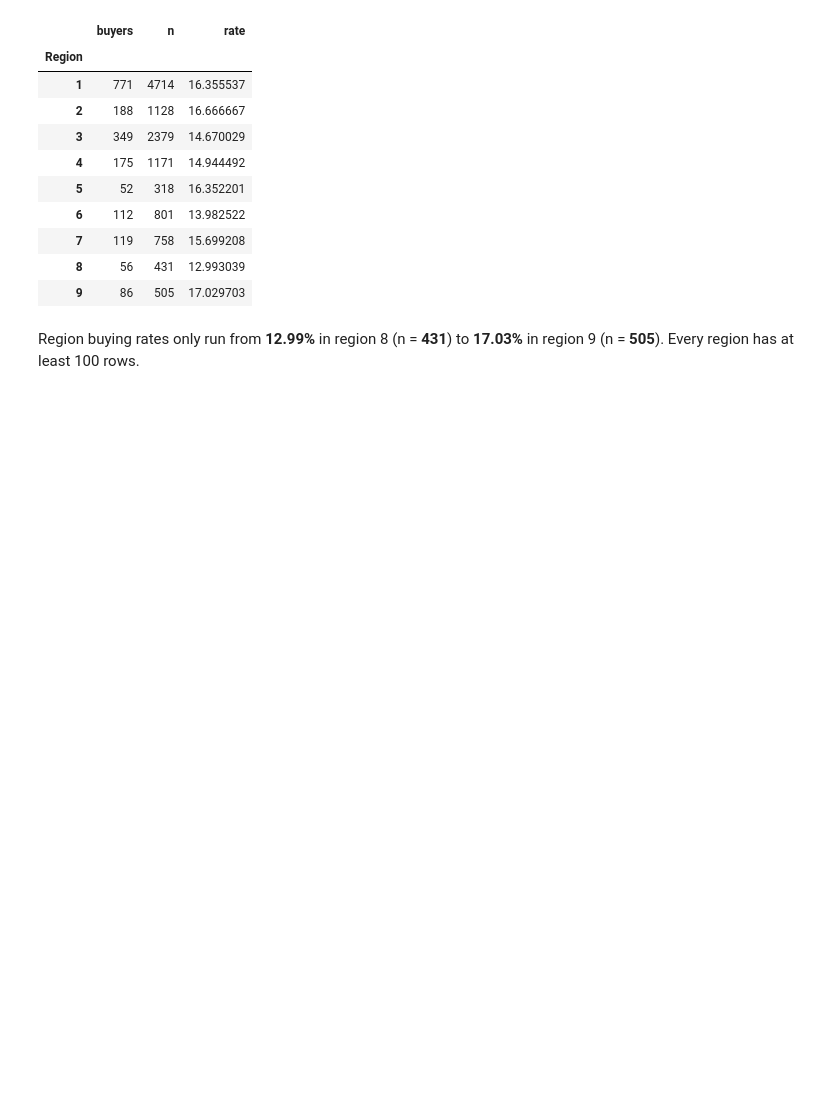
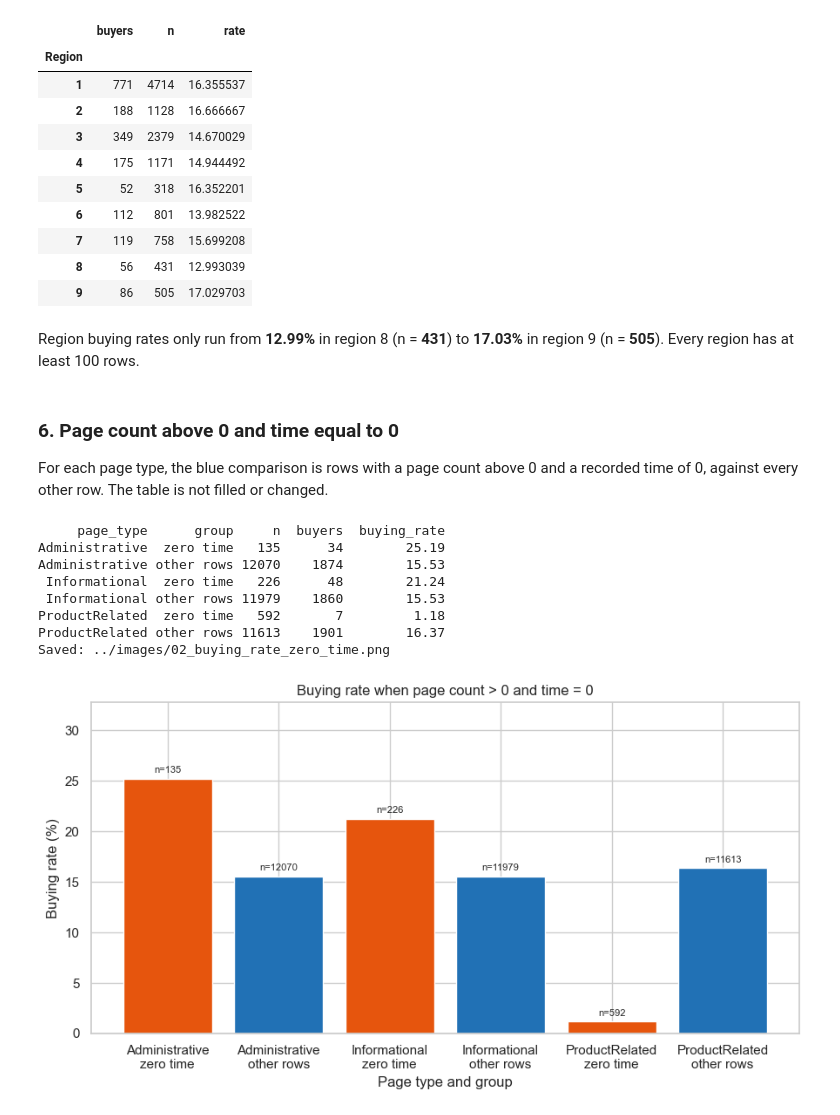
Before and after one commit to ghayasshahid/BuyerBehaviorPrediction, a Jupyter notebook: notebooks/02_eda.ipynb, the cells around one changed output. Drawn from its saved outputs; the diff is of its cells as text; code cells hidden in the pictures; blank space fills up the shorter version.

Commit message:
Add zero-time buying rates, bounce-exit scatter, and PageValues buckets.
Co-authored-by: Cursor <cursoragent@cursor.com>

```diff
--- a/notebooks/02_eda.ipynb
+++ b/notebooks/02_eda.ipynb
@@ -543,3 +543,68 @@ Saved: ../images/02_buying_rate_region.png
 | 9 | 86 | 505 | 17.029703 |
 # %% [markdown]
 Region buying rates only run from **12.99%** in region 8 (n = **431**) to **17.03%** in region 9 (n = **505**). Every region has at least 100 rows.
+# %% [markdown]
+### 6. Page count above 0 and time equal to 0
+
+For each page type, the blue comparison is rows with a page count above 0 and a recorded time of 0, against every other row. The table is not filled or changed.
+# %%
+page_time_pairs = [
+    ("Administrative", "Administrative_Duration"),
+    ("Informational", "Informational_Duration"),
+    ("ProductRelated", "ProductRelated_Duration"),
+]
+zero_time_rows = []
+for pages, duration in page_time_pairs:
+    zero_time_mask = (df[pages] > 0) & (df[duration] == 0)
+    for group_name, part in [("zero time", df.loc[zero_time_mask]), ("other rows", df.loc[~zero_time_mask])]:
+        n_rows = len(part)
+        buyers = int(part["Revenue"].sum())
+        zero_time_rows.append(
+            {
+                "page_type": pages,
+                "group": group_name,
+                "n": n_rows,
+                "buyers": buyers,
+                "buying_rate": round(100 * buyers / n_rows, 2),
+            }
+        )
+
+zero_time_table = pd.DataFrame(zero_time_rows)
+print(zero_time_table.to_string(index=False))
+
+fig, ax = plt.subplots(figsize=(9, 5))
+labels = []
+rates = []
+colors = []
+ns = []
+for row in zero_time_rows:
+    labels.append(f"{row['page_type']}\n{row['group']}")
+    rates.append(row["buying_rate"])
+    ns.append(row["n"])
+    colors.append("#e6550d" if row["group"] == "zero time" else "#2171b5")
+bars = ax.bar(labels, rates, color=colors)
+for bar, n_rows in zip(bars, ns):
+    ax.text(
+        bar.get_x() + bar.get_width() / 2,
+        bar.get_height() + 0.4,
+        f"n={n_rows}",
+        ha="center",
+        va="bottom",
+        fontsize=8,
+    )
+ax.set_ylabel("Buying rate (%)")
+ax.set_xlabel("Page type and group")
+ax.set_title("Buying rate when page count > 0 and time = 0")
+ax.set_ylim(0, max(rates) * 1.3)
+fig.tight_layout()
+save_and_show(fig, "buying_rate_zero_time")
+# %% [output]
+     page_type      group     n  buyers  buying_rate
+Administrative  zero time   135      34        25.19
+Administrative other rows 12070    1874        15.53
+ Informational  zero time   226      48        21.24
+ Informational other rows 11979    1860        15.53
+ProductRelated  zero time   592       7         1.18
+ProductRelated other rows 11613    1901        16.37
+Saved: ../images/02_buying_rate_zero_time.png
+[figure, added]
```
Also changed, not shown: parts of 7 cells of this notebook, 3 other files.
